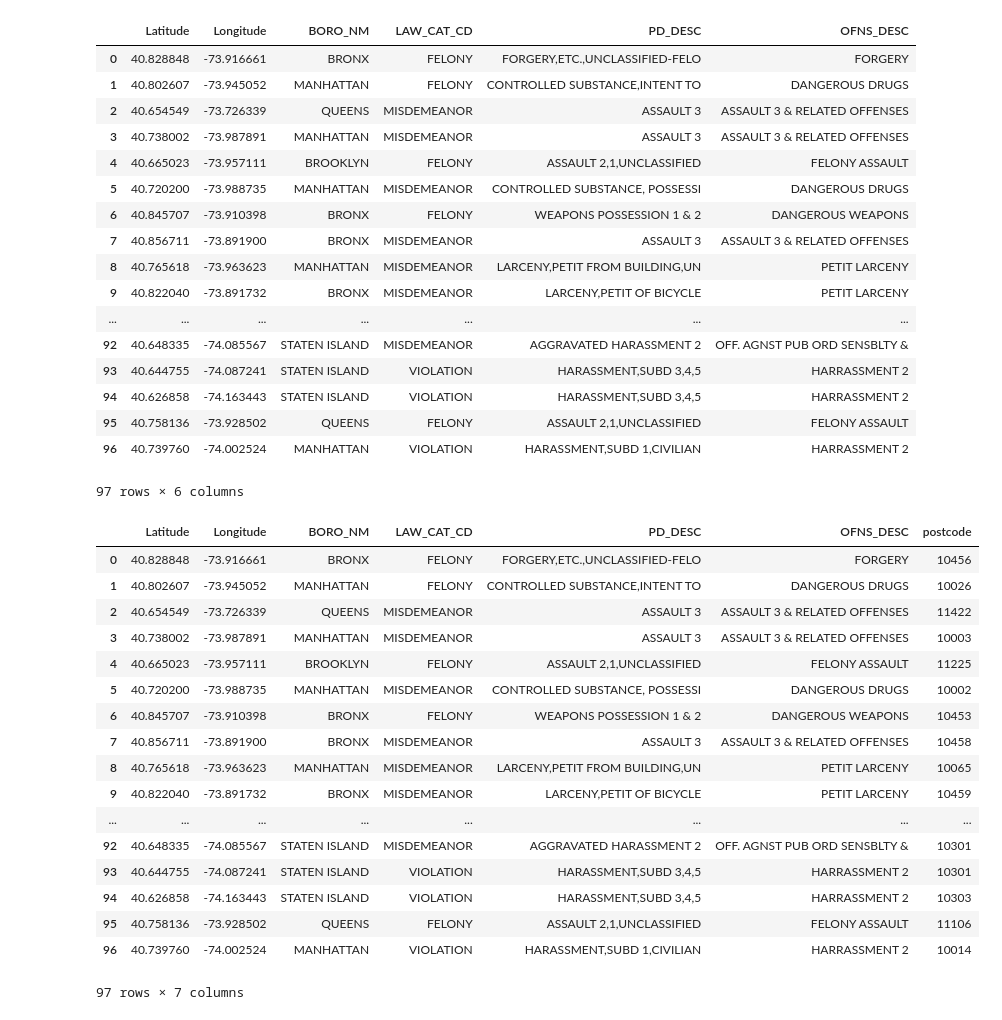
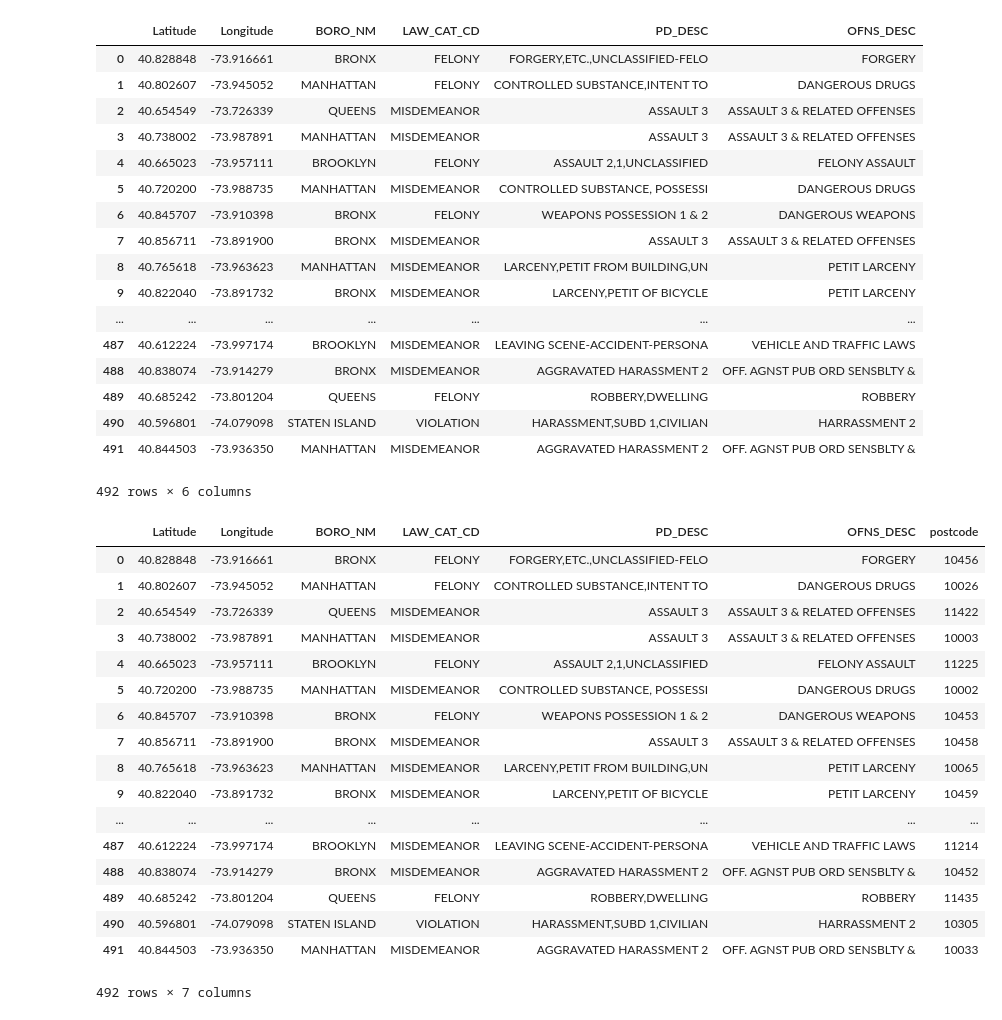
Before and after one commit to rmanzano-sps/IS_362_Final, a Jupyter notebook: crimes_report.ipynb, the cells around one changed output. Drawn from its saved outputs; the diff is of its cells as text; code cells hidden in the pictures.

```diff
--- a/crimes_report.ipynb
+++ b/crimes_report.ipynb
@@ -5,7 +5,7 @@ from geopy.geocoders import Nominatim
 
 df = pd.read_csv("NYPD_Complaint_Data_Historic.csv", low_memory=False)
 
-df = df.head(100)
+df = df.head(500)
 df
 # %% [output]
 |  | CMPLNT_NUM | CMPLNT_FR_DT | CMPLNT_FR_TM | CMPLNT_TO_DT | CMPLNT_TO_TM | RPT_DT | KY_CD | OFNS_DESC | ... |
@@ -52,37 +52,38 @@ crimes_df
 | 8 | 40.765618 | -73.963623 | MANHATTAN | MISDEMEANOR | LARCENY,PETIT FROM BUILDING,UN | PETIT LARCENY |
 | 9 | 40.822040 | -73.891732 | BRONX | MISDEMEANOR | LARCENY,PETIT OF BICYCLE | PETIT LARCENY |
 | ... | ... | ... | ... | ... | ... | ... |
-| 92 | 40.648335 | -74.085567 | STATEN ISLAND | MISDEMEANOR | AGGRAVATED HARASSMENT 2 | OFF. AGNST PUB ORD SENSBLTY & |
-| 93 | 40.644755 | -74.087241 | STATEN ISLAND | VIOLATION | HARASSMENT,SUBD 3,4,5 | HARRASSMENT 2 |
-| 94 | 40.626858 | -74.163443 | STATEN ISLAND | VIOLATION | HARASSMENT,SUBD 3,4,5 | HARRASSMENT 2 |
-| 95 | 40.758136 | -73.928502 | QUEENS | FELONY | ASSAULT 2,1,UNCLASSIFIED | FELONY ASSAULT |
-| 96 | 40.739760 | -74.002524 | MANHATTAN | VIOLATION | HARASSMENT,SUBD 1,CIVILIAN | HARRASSMENT 2 |
+| 487 | 40.612224 | -73.997174 | BROOKLYN | MISDEMEANOR | LEAVING SCENE-ACCIDENT-PERSONA | VEHICLE AND TRAFFIC LAWS |
+| 488 | 40.838074 | -73.914279 | BRONX | MISDEMEANOR | AGGRAVATED HARASSMENT 2 | OFF. AGNST PUB ORD SENSBLTY & |
+| 489 | 40.685242 | -73.801204 | QUEENS | FELONY | ROBBERY,DWELLING | ROBBERY |
+| 490 | 40.596801 | -74.079098 | STATEN ISLAND | VIOLATION | HARASSMENT,SUBD 1,CIVILIAN | HARRASSMENT 2 |
+| 491 | 40.844503 | -73.936350 | MANHATTAN | MISDEMEANOR | AGGRAVATED HARASSMENT 2 | OFF. AGNST PUB ORD SENSBLTY & |
-97 rows × 6 columns
+492 rows × 6 columns
 # %%
 geolocator = Nominatim(user_agent="crimes_df")
 
 for index, row in crimes_df.iterrows():
     coordinates = str(row['Latitude']) + ', ' + str(row['Longitude'])
     location = geolocator.reverse(coordinates)
     crimes_df.at[index, 'postcode'] = location.raw['address']['postcode']
 
-crimes_df
+crimes_df_final = crimes_df
+crimes_df_final
 # %% [output]
 |  | Latitude | Longitude | BORO_NM | LAW_CAT_CD | PD_DESC | OFNS_DESC | postcode |
 | 0 | 40.828848 | -73.916661 | BRONX | FELONY | FORGERY,ETC.,UNCLASSIFIED-FELO | FORGERY | 10456 |
 | 1 | 40.802607 | -73.945052 | MANHATTAN | FELONY | CONTROLLED SUBSTANCE,INTENT TO | DANGEROUS DRUGS | 10026 |
 | 2 | 40.654549 | -73.726339 | QUEENS | MISDEMEANOR | ASSAULT 3 | ASSAULT 3 & RELATED OFFENSES | 11422 |
 | 3 | 40.738002 | -73.987891 | MANHATTAN | MISDEMEANOR | ASSAULT 3 | ASSAULT 3 & RELATED OFFENSES | 10003 |
 | 4 | 40.665023 | -73.957111 | BROOKLYN | FELONY | ASSAULT 2,1,UNCLASSIFIED | FELONY ASSAULT | 11225 |
 | 5 | 40.720200 | -73.988735 | MANHATTAN | MISDEMEANOR | CONTROLLED SUBSTANCE, POSSESSI | DANGEROUS DRUGS | 10002 |
 | 6 | 40.845707 | -73.910398 | BRONX | FELONY | WEAPONS POSSESSION 1 & 2 | DANGEROUS WEAPONS | 10453 |
 | 7 | 40.856711 | -73.891900 | BRONX | MISDEMEANOR | ASSAULT 3 | ASSAULT 3 & RELATED OFFENSES | 10458 |
 | 8 | 40.765618 | -73.963623 | MANHATTAN | MISDEMEANOR | LARCENY,PETIT FROM BUILDING,UN | PETIT LARCENY | 10065 |
 | 9 | 40.822040 | -73.891732 | BRONX | MISDEMEANOR | LARCENY,PETIT OF BICYCLE | PETIT LARCENY | 10459 |
 | ... | ... | ... | ... | ... | ... | ... | ... |
-| 92 | 40.648335 | -74.085567 | STATEN ISLAND | MISDEMEANOR | AGGRAVATED HARASSMENT 2 | OFF. AGNST PUB ORD SENSBLTY & | 10301 |
-| 93 | 40.644755 | -74.087241 | STATEN ISLAND | VIOLATION | HARASSMENT,SUBD 3,4,5 | HARRASSMENT 2 | 10301 |
-| 94 | 40.626858 | -74.163443 | STATEN ISLAND | VIOLATION | HARASSMENT,SUBD 3,4,5 | HARRASSMENT 2 | 10303 |
-| 95 | 40.758136 | -73.928502 | QUEENS | FELONY | ASSAULT 2,1,UNCLASSIFIED | FELONY ASSAULT | 11106 |
-| 96 | 40.739760 | -74.002524 | MANHATTAN | VIOLATION | HARASSMENT,SUBD 1,CIVILIAN | HARRASSMENT 2 | 10014 |
+| 487 | 40.612224 | -73.997174 | BROOKLYN | MISDEMEANOR | LEAVING SCENE-ACCIDENT-PERSONA | VEHICLE AND TRAFFIC LAWS | 11214 |
+| 488 | 40.838074 | -73.914279 | BRONX | MISDEMEANOR | AGGRAVATED HARASSMENT 2 | OFF. AGNST PUB ORD SENSBLTY & | 10452 |
+| 489 | 40.685242 | -73.801204 | QUEENS | FELONY | ROBBERY,DWELLING | ROBBERY | 11435 |
+| 490 | 40.596801 | -74.079098 | STATEN ISLAND | VIOLATION | HARASSMENT,SUBD 1,CIVILIAN | HARRASSMENT 2 | 10305 |
+| 491 | 40.844503 | -73.936350 | MANHATTAN | MISDEMEANOR | AGGRAVATED HARASSMENT 2 | OFF. AGNST PUB ORD SENSBLTY & | 10033 |
-97 rows × 7 columns
+492 rows × 7 columns
```
Also changed, not shown: parts of 2 cells of this notebook, 4 other files.
